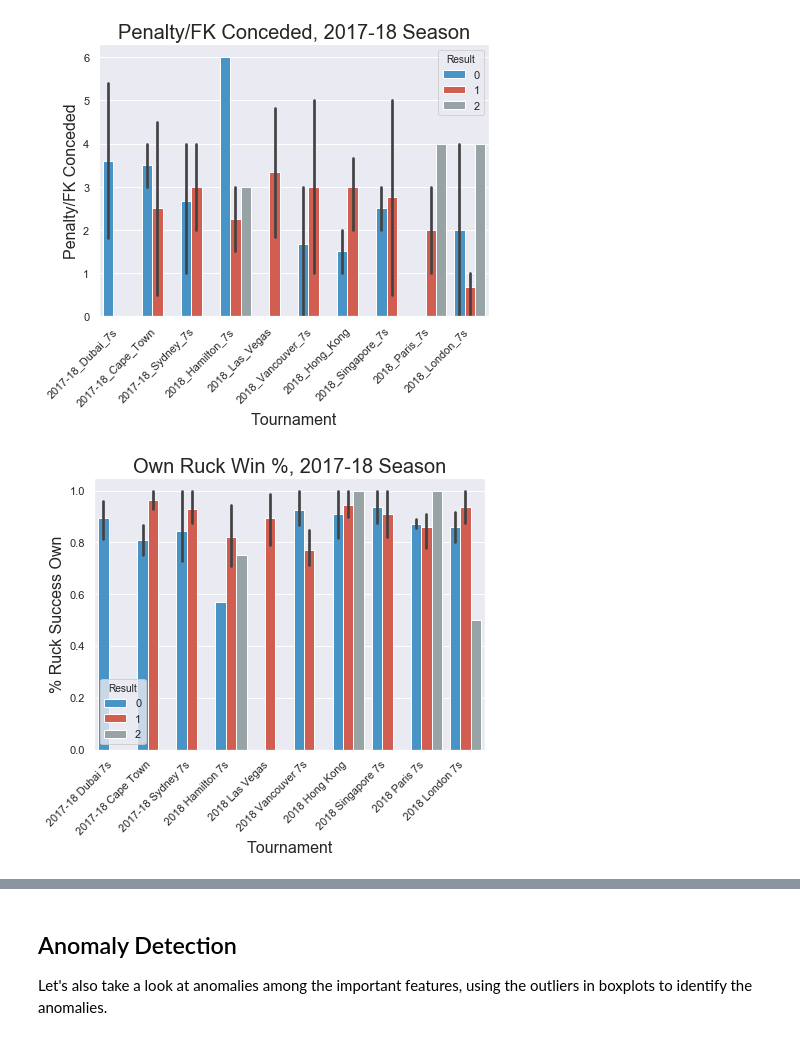
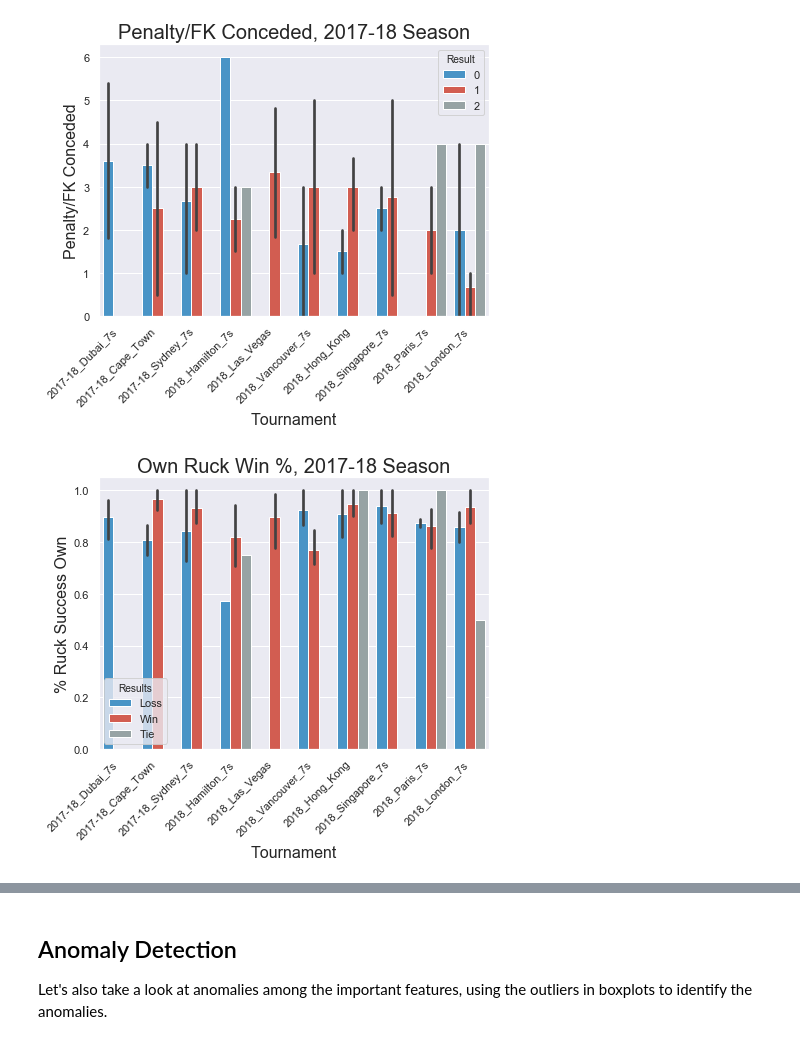
Before and after one commit to chudzikr/Data_Storytelling, a Jupyter notebook: Data Storytelling Exercise.ipynb, the cells around one changed output, grey strips where cells are left out. Drawn from its saved outputs; the diff is of its cells as text; code cells hidden in the pictures.

Commit message:
Fix barplot legends

```diff
--- a/Data Storytelling Exercise.ipynb
+++ b/Data Storytelling Exercise.ipynb
@@ -207,5 +210,15 @@ plt.show()
 # %%
 # Create a barplot of Possession Time across the season
+# Fix Legend labels
+def transconum(res):
+    if (res == 0):
+        return "Loss"
+    elif (res == 1):
+        return "Win"
+    else:
+        return "Tie"
+
+impt_feat['Results'] = impt_feat['Result'].apply(transconum)
 
 sns.set(style="whitegrid")
 # set figure size
@@ -221,7 +234,7 @@ plt.legend(legend)
 # rotate and right align tournament labels
 plt.xticks(rotation=45, ha='right')
 # set plot and plot parameters
-ax = sns.barplot(x='Tournament', y='Possession Time', hue='Result', data=impt_feat) #hue='Opposition',
+ax = sns.barplot(x='Tournament', y='Possession Time', hue='Results', data=impt_feat)
 ax.axes.set_title("Possession Time, 2017-18 Season",fontsize=20)
 ax.set_xlabel('Tournament',fontsize=16)
 ax.set_ylabel('Possession Time',fontsize=16)
@@ -233,5 +246,15 @@ plt.show()
 # %%
 # Create a barplot of Penalty/FK Conceded across the season
+# Fix Legend labels
+def transconum(res):
+    if (res == 0):
+        return "Loss"
+    elif (res == 1):
+        return "Win"
+    else:
+        return "Tie"
+
+impt_feat['Results'] = impt_feat['Result'].apply(transconum)
 
 sns.set(style="whitegrid")
 # set figure size
@@ -248,7 +271,7 @@ plt.legend(legend)
 plt.xticks(rotation=45, ha='right')
 
 # set plot and plot parameters
-ax = sns.barplot(x='Tournament', y='Penalty/FK Conceded', hue='Result', data=impt_feat)
+ax = sns.barplot(x='Tournament', y='Penalty/FK Conceded', hue='Results', data=impt_feat)
 ax.axes.set_title("Penalty/FK Conceded, 2017-18 Season",fontsize=20)
 ax.set_xlabel('Tournament',fontsize=16)
 ax.set_ylabel('Penalty/FK Conceded',fontsize=16)
@@ -259,28 +282,38 @@ plt.show()
 [figure]
 # %%
 # Create a barplot of '% Ruck Success Own' across the season
+# Fix Legend labels
+def transconum(res):
+    if (res == 0):
+        return "Loss"
+    elif (res == 1):
+        return "Win"
+    else:
+        return "Tie"
+
+impt_feat['Results'] = impt_feat['Result'].apply(transconum)
 
 sns.set(style="whitegrid")
 # set figure size
 sns.set(rc={'figure.figsize':(7,5)})
 # set color palette
 flatui = ["#3498db", "#e74c3c", "#95a5a6"]
 sns.set_palette(flatui)
 
 legend = ['Win', 'Loss', 'Tie']
 plt.legend(legend)
 
 # rotate and right align tournament labels
 plt.xticks(rotation=45, ha='right')
 # set plot and plot parameters
-ax = sns.barplot(x='Tournament', y='% Ruck Success Own', hue='Result', data=impt_feat)
+ax = sns.barplot(x='Tournament', y='% Ruck Success Own', hue='Results', data=impt_feat)
 ax.axes.set_title("Own Ruck Win %, 2017-18 Season",fontsize=20)
 ax.set_xlabel('Tournament',fontsize=16)
 ax.set_ylabel('% Ruck Success Own',fontsize=16)
 #ax.tick_params(labelsize=5)
 
 plt.show()
 # %% [output]
-[figure, old version]
+[figure, new version]
 # %%
 # Create a barplot of 'Passes' across the season
```
Also changed, not shown: parts of 3 cells of this notebook.
